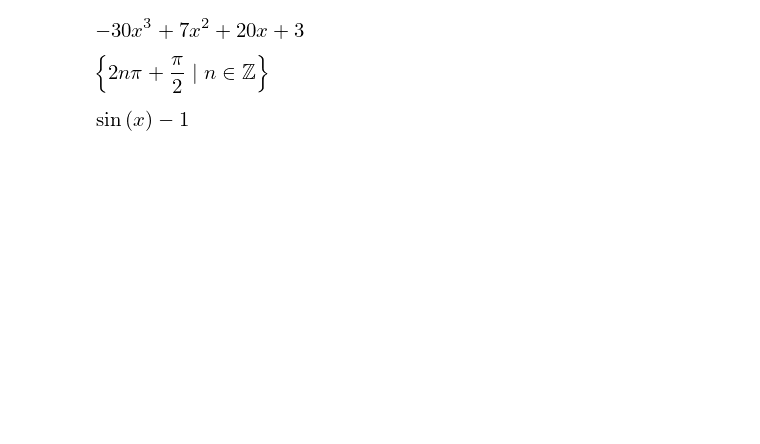
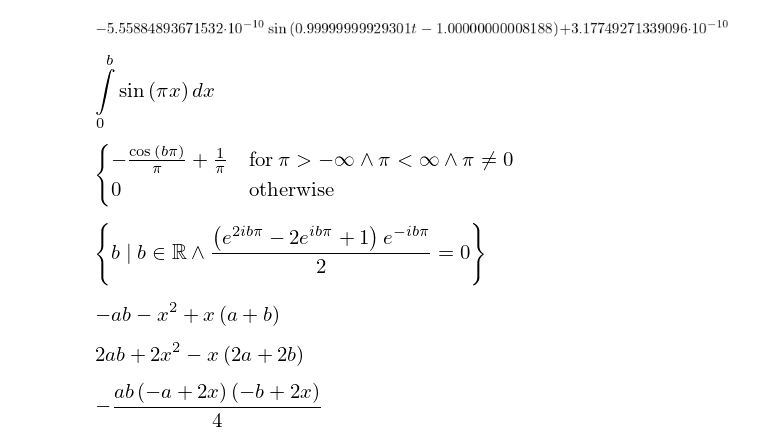
Before and after one commit to mareis/ProgX-1819, a Jupyter notebook: somCAS.ipynb, the cells around one changed output. Drawn from its saved outputs; the diff is of its cells as text; code cells hidden in the pictures; blank space fills up the shorter version.

```diff
--- a/somCAS.ipynb
+++ b/somCAS.ipynb
@@ -1 +64,6 @@
+# %%
+T = res_lsq.x[0] * sin(res_lsq.x[1]*t - res_lsq.x[2]) + res_lsq.x[3]
+T
+# %% [output]
+[figure, added]
 # %%
@@ -2,16 +71,19 @@
 from sympy import *
 init_printing()
-# %%
-x = symbols('x')
-a = expand((5*x+3)*(1-x)*(1+6*x))
-a
-# %% [output]
-[figure, removed]
+# %%
+x = symbols('x')
+b = symbols('b')
+pi = symbols('pi')
+# %%
+I_1 = Integral(sin(pi * x), (x, 0, b))
+I_1
+# %% [output]
+[figure, added]
+# %%
+I_1.doit()
+# %% [output]
+[figure, added]
 # %%
-solveset(sin(x) - 1, x, domain=S.Reals)
+solveset(I_1.doit(), b, domain=S.Reals)
 # %% [output]
-[figure, old version]
+[figure, new version]
-# %%
-sin(x) - 1
-# %% [output]
-[figure, removed]
@@ -17,0 +94,15 @@ sin(x) - 1
+# %%
+f = -x**2+(a+b)*x-a*b
+f
+# %% [output]
+[figure, added]
+# %%
+g = 2*x**2-2*(a+b)*x+2*a*b
+g
+# %% [output]
+[figure, added]
+# %%
+A_1 = factor(Integral(f,a,b).doit())
+A_1
+# %% [output]
+[figure, added]
```
Also changed, not shown: parts of 26 cells of this notebook, 15 other files.
